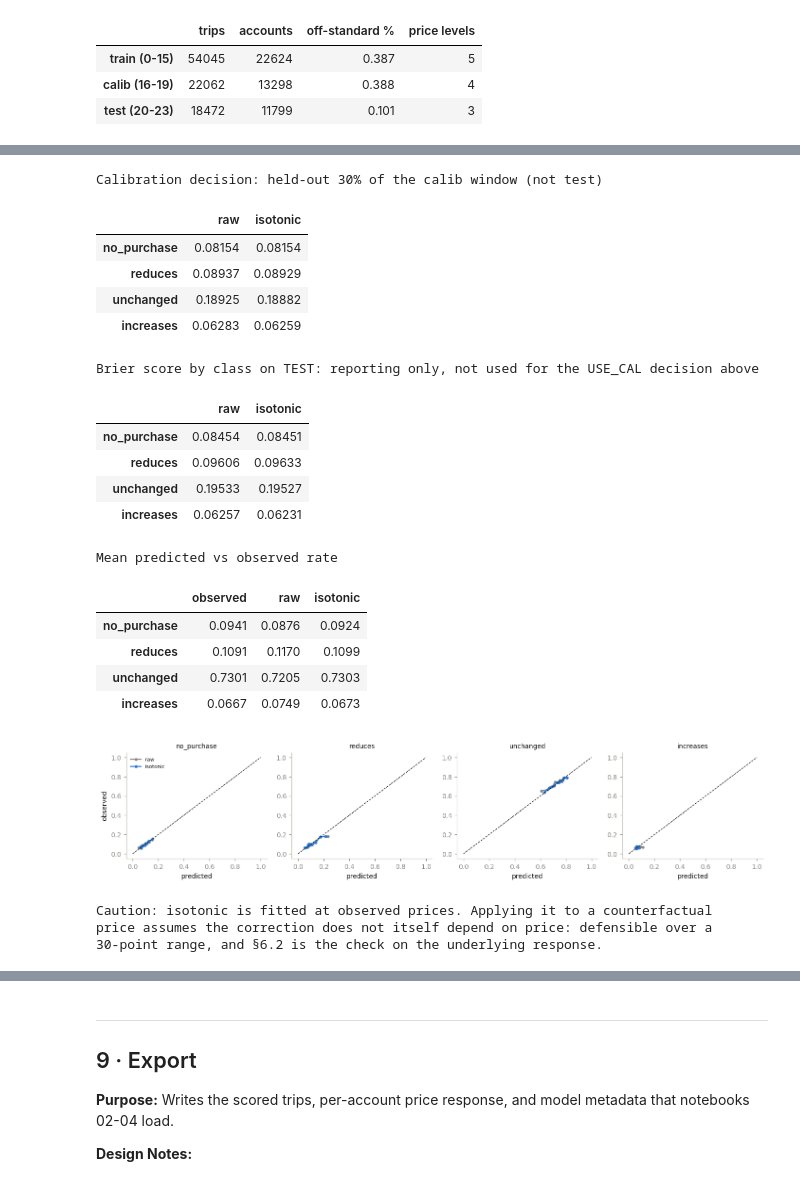
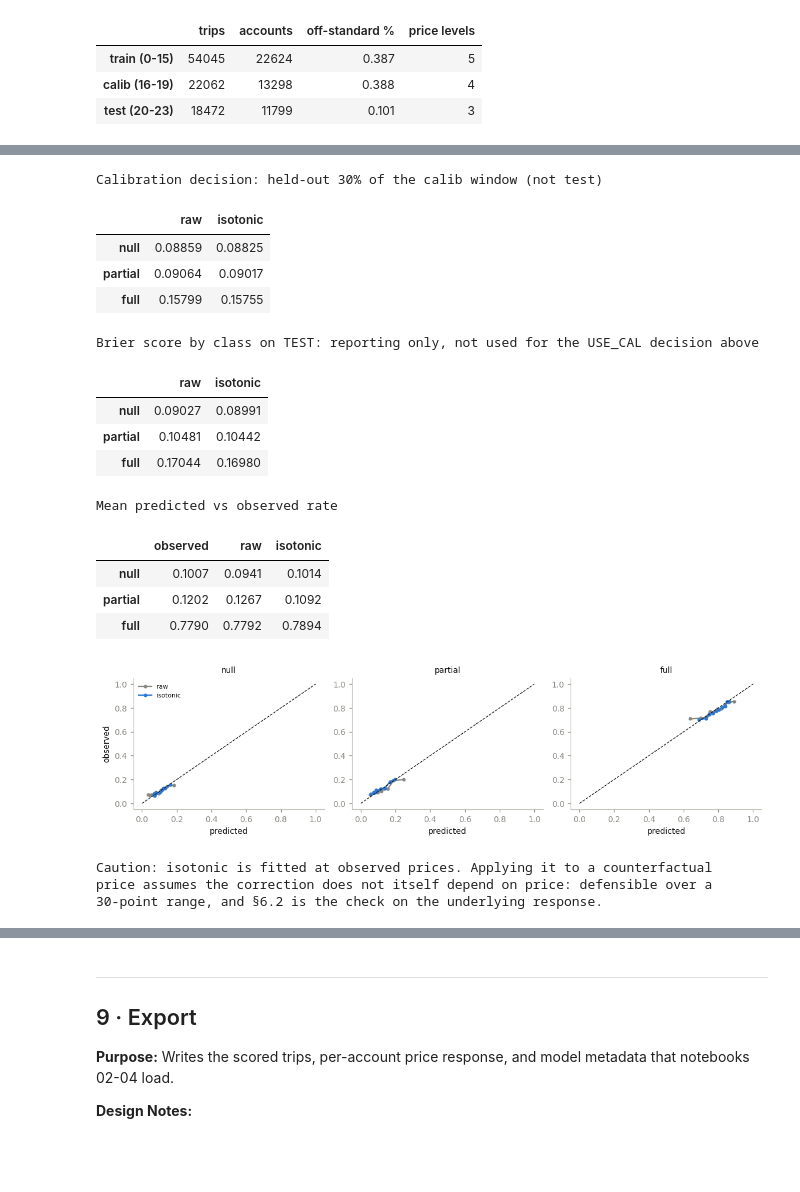
Before and after one commit to paforsey/data-science-portfolio, a Jupyter notebook: case-studies/international-roaming/international_roaming.ipynb, the cells around one changed output, grey strips where cells are left out. Drawn from its saved outputs; the diff is of its cells as text; code cells hidden in the pictures; blank space fills up the shorter version.

```diff
--- a/case-studies/international-roaming/international_roaming.ipynb
+++ b/case-studies/international-roaming/international_roaming.ipynb
@@ -611,8 +618,8 @@ $$\eta_c = \log P^{(1)}_c + \beta_c \cdot \ell + \gamma_c \cdot \ell \cdot \text
 # %%
 # Fit Stage 2
-FIT_CLASSES = ['no_purchase', 'reduces', 'increases']
+FIT_CLASSES = ['null', 'partial']
 TERMS = ['log_price', 'lp_x_business', 'lp_x_party']
-SIGN = {'no_purchase': +1, 'reduces': +1, 'increases': -1}
+SIGN = {'null': +1, 'partial': +1}
 
 def price_design(df, mult = None):
     lp = np.log(float(mult)) * np.ones(len(df)) if mult is not None \
@@ -651,7 +658,7 @@ B = res.x.reshape(len(FIT_CLASSES), len(TERMS))
 
 coefs = pd.DataFrame(B, index=FIT_CLASSES, columns = TERMS).round(3)
 print(f'converged: {res.success}   NLL: {res.fun:.4f}')
-print("Stage-2 price coefficients (relative to 'unchanged')")
+print("Stage-2 price coefficients (relative to 'full')")
 display(coefs)
 
 print("Benchmark against §4's identified estimates")
@@ -697,7 +704,7 @@ if WORST > 0.01:
         b2 += [(0, 0), (0, 0)]
 
     res = minimize(
-        nll, np.zeros(9), args = (logP0_tr, Z_tr, yi[tr]),
+        nll, np.zeros(len(FIT_CLASSES) * len(TERMS)), args = (logP0_tr, Z_tr, yi[tr]),
         method = 'L-BFGS-B', bounds = b2, options = {'maxiter': 500}
     )
 
@@ -770,7 +773,7 @@ base-rate benchmark    : 0.8792
 # %%
 # Sweep Price Range
 GRID = np.round(np.linspace(0.90, 1.20, 25), 4)  # 25 points, 1.25pp apart, endpoints included exactly
-SWEEP_SIGN = {'no_purchase': +1, 'reduces': +1, 'unchanged': -1, 'increases': -1}
+SWEEP_SIGN = {'null': +1, 'partial': +1, 'full': -1}
 
 sweep = pd.DataFrame(
     [dict(zip(CLASSES, raw_score(X[te], trips[te], m).mean(axis = 0)), price_multiplier = m) for m in GRID]
@@ -783,9 +786,9 @@ flat = {c: int((sweep[c].diff().abs().dropna() < 1e-9).sum()) for c in CLASSES}
 print(f'\nMonotonicity violations : {viol}')
 print(f'Flat steps (staircase)  : {flat}')
 
-i_np = IDX['no_purchase']
+i_np = IDX['null']
 fig, axes = plt.subplots(1, 2, figsize = (11, 3.3))
-for c, col in zip(CLASSES, [RED, ACCENT2, MUTED, ACCENT]):
+for c, col in zip(CLASSES, [RED, ACCENT2, MUTED]):
     axes[0].plot(sweep.index, sweep[c], label = c, color = col, linewidth = 1.8)
 
 axes[0].axvline(1.0, color = MUTED, linestyle = '--', linewidth = 0.9)
@@ -803,14 +806,14 @@ for seg, lbl, col in [(1, 'business', ACCENT), (0, 'consumer', ACCENT2)]:
 
 axes[1].axvline(1.0, color = MUTED, linestyle = '--', linewidth = 0.9)
 axes[1].set_xlabel('price multiplier')
-axes[1].set_ylabel('P(no purchase)')
+axes[1].set_ylabel('P(null)')
 axes[1].set_title('Response by Segment')
 axes[1].legend(frameon = False, fontsize = 8)
 plt.tight_layout()
 plt.show()
 
 print(
-    f"P(no purchase) swing across the range: business {spans['business']:+.4f}, "
+    f"P(null) swing across the range: business {spans['business']:+.4f}, "
     f"consumer {spans['consumer']:+.4f}"
 )
 
@@ -818,11 +821,11 @@ print('Consumer should swing wider. If it does not, the selective-increase premi
 
 # The raw data's own answer, for comparison
 raw_cmp = (
-    trips.assign(np_flag = (trips.y == 'no_purchase').astype(float))
+    trips.assign(np_flag = (trips.y == 'null').astype(float))
         .pivot_table(index = 'is_business', columns = 'price_multiplier', values = 'np_flag')
 )
 
 raw_cmp.index = raw_cmp.index.map({False: 'consumer', True: 'business'})
-print('Observed no-purchase rate by segment and price (all trips)')
+print('Observed null rate by segment and price (all trips)')
 display(raw_cmp.round(3).rename_axis(None).rename_axis(None, axis = 1))
 # %% [output]
@@ -883,7 +886,7 @@ def s1_h(Xf):
     return P / P.sum(axis = 1, keepdims = True)
 
 res_h = minimize(
-    nll, np.zeros(9),
+    nll, np.zeros(len(FIT_CLASSES) * len(TERMS)),
     args = (np.log(s1_h(X[h_tr])), price_design(trips[h_tr]), yi[h_tr]),
     method = 'L-BFGS-B', bounds = bounds, options = {'maxiter': 500}
 )
@@ -902,7 +905,7 @@ cmp = (
     pd.DataFrame({
         'price': trips.loc[h_te, 'price_multiplier'].to_numpy(),
         'predicted': P_h[:, i_np],
-        'observed': (y[h_te] == 'no_purchase').astype(float)
+        'observed': (y[h_te] == 'null').astype(float)
     }).groupby('price').agg(trips = ('observed', 'size'),
     predicted = ('predicted', 'mean'),
     observed = ('observed', 'mean')).round(4)
@@ -1015,47 +1018,44 @@ display(pd.DataFrame({'observed': [(y[te] == c).mean() for c in CLASSES],
                       'raw': P_te.mean(0), 'isotonic': P_te_cal.mean(0)},
                      index=CLASSES).round(4))
 
-fig, axes = plt.subplots(1, 4, figsize=(13, 2.9))
+fig, axes = plt.subplots(1, 3, figsize=(10.5, 2.9))
 for i, (c, ax) in enumerate(zip(CLASSES, axes)):
     for P, lbl, col in [(P_te, 'raw', MUTED), (P_te_cal, 'isotonic', ACCENT)]:
         try:
             frac, mp = calibration_curve((y[te] == c).astype(int), P[:, i],
                                          n_bins=10, strategy='quantile')
             ax.plot(mp, frac, marker='o', ms=3, label=lbl, color=col, linewidth=1.5)
         except ValueError:
             pass
     ax.plot([0, 1], [0, 1], color=INK, linestyle='--', linewidth=0.8)
     ax.set_title(c, fontsize=9)
     ax.set_xlabel('predicted')
     if i == 0:
         ax.set_ylabel('observed')
         ax.legend(frameon=False, fontsize=7)
 plt.tight_layout()
 plt.show()
 
 print('Caution: isotonic is fitted at observed prices. Applying it to a counterfactual')
 print('price assumes the correction does not itself depend on price: defensible over a')
 print('30-point range, and §6.2 is the check on the underlying response.')
 # %% [output]
 Calibration decision: held-out 30% of the calib window (not test)
 |  | raw | isotonic |
-| no_purchase | 0.08154 | 0.08154 |
-| reduces | 0.08937 | 0.08929 |
-| unchanged | 0.18925 | 0.18882 |
-| increases | 0.06283 | 0.06259 |
+| null | 0.08859 | 0.08825 |
+| partial | 0.09064 | 0.09017 |
+| full | 0.15799 | 0.15755 |
 Brier score by class on TEST: reporting only, not used for the USE_CAL decision above
 |  | raw | isotonic |
-| no_purchase | 0.08454 | 0.08451 |
-| reduces | 0.09606 | 0.09633 |
-| unchanged | 0.19533 | 0.19527 |
-| increases | 0.06257 | 0.06231 |
+| null | 0.09027 | 0.08991 |
+| partial | 0.10481 | 0.10442 |
+| full | 0.17044 | 0.16980 |
 Mean predicted vs observed rate
 |  | observed | raw | isotonic |
-| no_purchase | 0.0941 | 0.0876 | 0.0924 |
-| reduces | 0.1091 | 0.1170 | 0.1099 |
-| unchanged | 0.7301 | 0.7205 | 0.7303 |
-| increases | 0.0667 | 0.0749 | 0.0673 |
+| null | 0.1007 | 0.0941 | 0.1014 |
+| partial | 0.1202 | 0.1267 | 0.1092 |
+| full | 0.7790 | 0.7792 | 0.7894 |
-[figure, old version]
+[figure, new version]
 Caution: isotonic is fitted at observed prices. Applying it to a counterfactual
 price assumes the correction does not itself depend on price: defensible over a
 30-point range, and §6.2 is the check on the underlying response.
```
Also changed, not shown: parts of 71 cells of this notebook, 19 other files.
